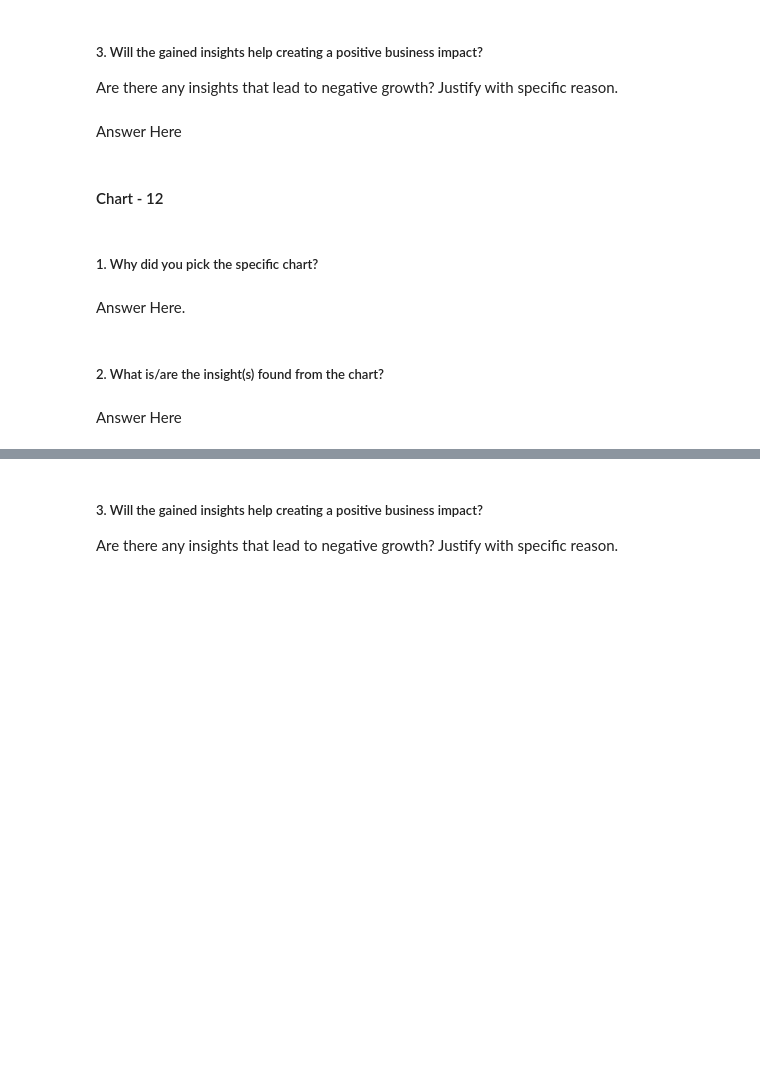
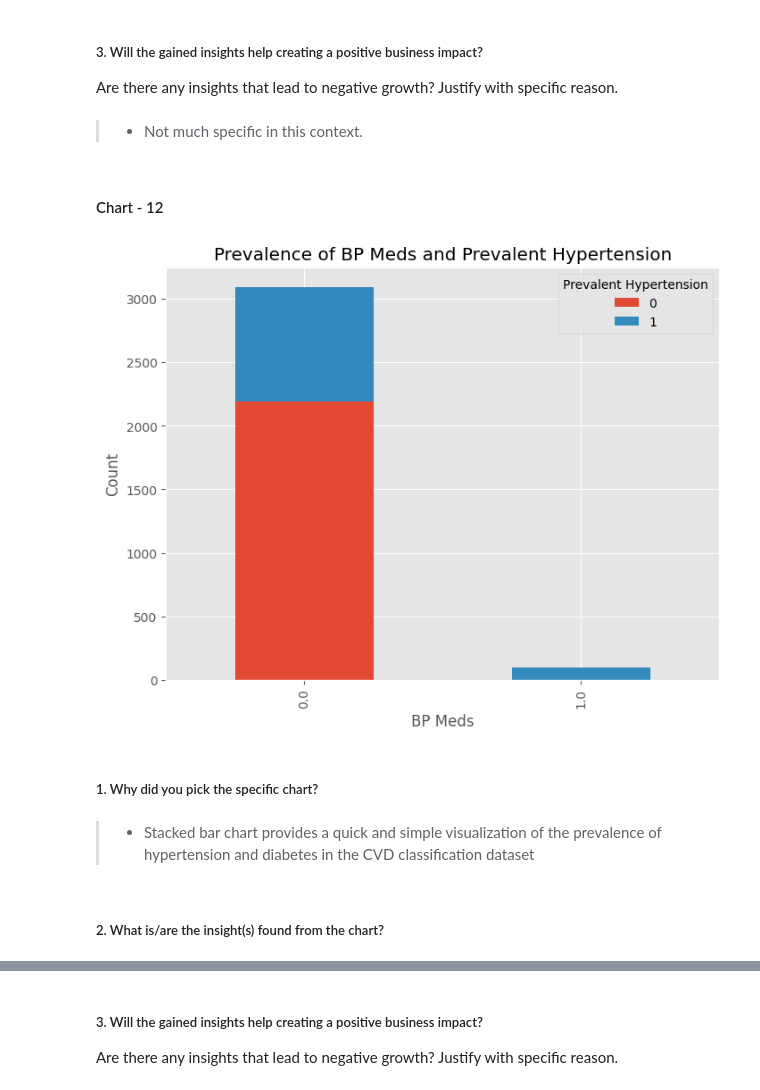
Before and after one commit to ashish-mali/Classification-Cardiovascular-Risk-Prediction, a Jupyter notebook: Cardiovascular_Risk_Prediction_Capstone_Project.ipynb, the cells around one changed output, grey strips where cells are left out. Drawn from its saved outputs; the diff is of its cells as text; code cells hidden in the pictures; blank space fills up the shorter version.

```diff
--- a/Cardiovascular_Risk_Prediction_Capstone_Project.ipynb
+++ b/Cardiovascular_Risk_Prediction_Capstone_Project.ipynb
@@ -1358,7 +1394,7 @@ Answer Here
 # %% [markdown]
 ##### 3. Will the gained insights help creating a positive business impact?
 Are there any insights that lead to negative growth? Justify with specific reason.
-# %% [markdown]
-Answer Here
+# %% [markdown]
+>* Not much specific in this context.
 # %% [markdown]
 #### Chart - 12
@@ -1367,8 +1401,26 @@ Answer Here
+# %%
+# Chart - 12 visualization code
+# Group the data by BP Meds and prevalent hypertension
+grouped = df.groupby(['BPMeds', 'prevalentHyp']).size().unstack()
+
+# Create a stacked bar chart
+ax = grouped.plot(kind='bar', stacked=True, figsize=(8,6))
+
+# Set the chart title and axis labels
+ax.set_title('Prevalence of BP Meds and Prevalent Hypertension')
+ax.set_xlabel('BP Meds')
+ax.set_ylabel('Count')
+
+# Set the legend title and position
+ax.legend(title='Prevalent Hypertension', loc='upper right')
+
+# Show the plot
+plt.show()
+# %% [output]
+[figure, added]
 # %% [markdown]
 ##### 1. Why did you pick the specific chart?
-# %% [markdown]
-Answer Here.
+# %% [markdown]
+>* Stacked bar chart provides a quick and simple visualization of the prevalence of hypertension and diabetes in the CVD classification dataset
 # %% [markdown]
 ##### 2. What is/are the insight(s) found from the chart?
-# %% [markdown]
-Answer Here
```
Also changed, not shown: parts of 43 cells of this notebook.
